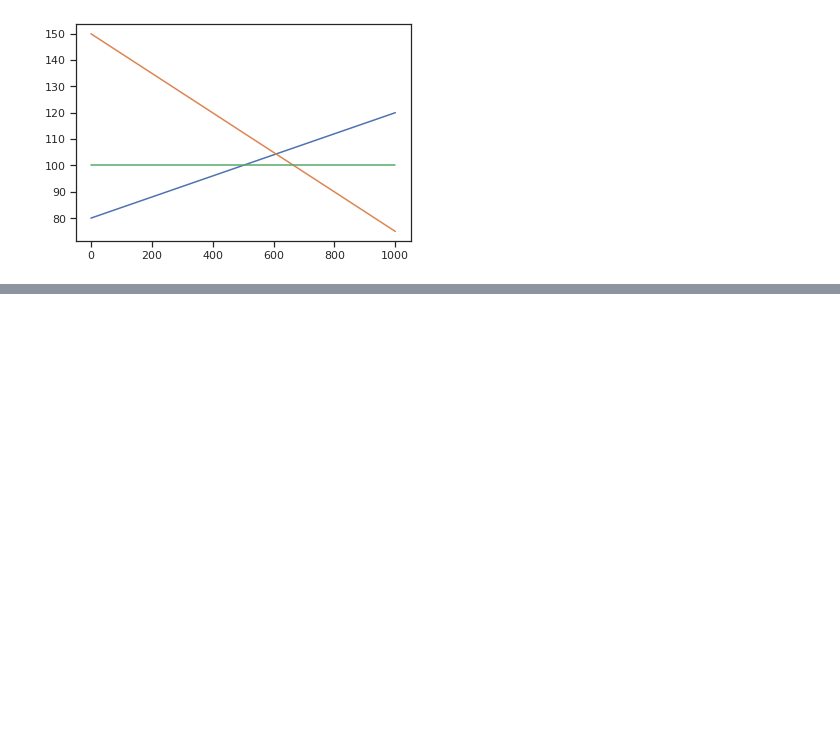
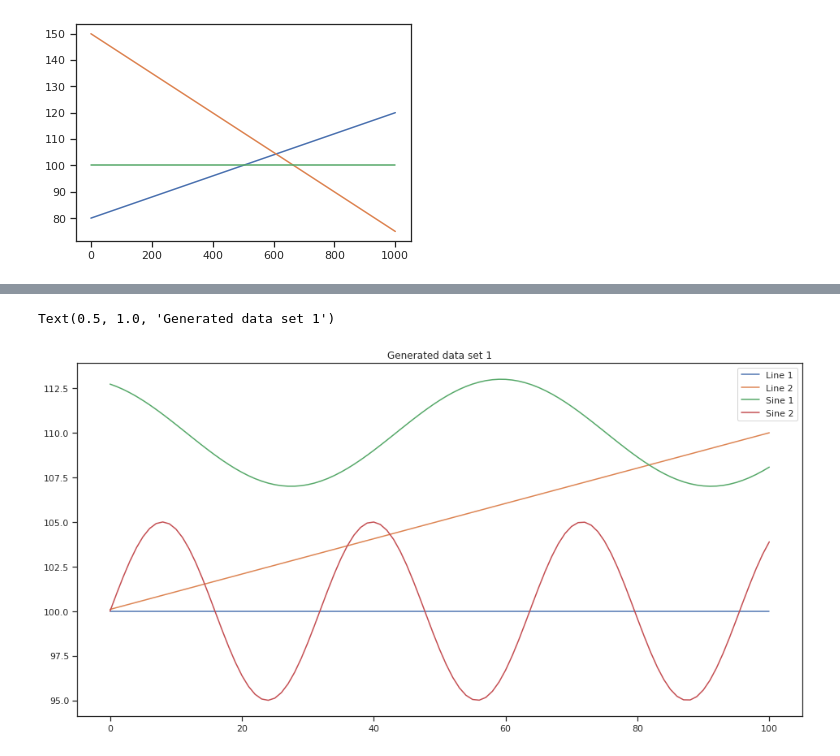
Before and after one commit to chayapan/thesis, a Jupyter notebook: 4.0 Time-series Prediction/DataGeneratorFunction.ipynb, the cells around one changed output, grey strips where cells are left out. Cells and saved outputs as stored; diff of their text form; code cells hidden in the pictures; blank space fills up the shorter version.

```diff
--- a/4.0 Time-series Prediction/DataGeneratorFunction.ipynb
+++ b/4.0 Time-series Prediction/DataGeneratorFunction.ipynb
@@ -515,0 +553,21 @@ plt.plot(ret3)
+# %%
+# Data Set 1
+
+t = np.linspace(0, 50*np.pi, 101) # discrete time axis of 100 increments
+
+sin1 = dgf_sine(t, A=3, f=1/100., Z=110.0, phi=2)
+sin2 = dgf_sine(t, A=5, f=1/50., Z=100.0)
+ret1 = dgf_hpr_path(t, 100, 0.0)
+ret2 = dgf_hpr_path(t, 100, 0.1)
+
+plt.figure(figsize=(16,8))
+plt.plot(ret1, label='Line 1')
+plt.plot(ret2, label='Line 2')
+plt.plot(sin1, label='Sine 1')
+plt.plot(sin2, label='Sine 2')
+
+plt.legend()
+plt.title('Generated data set 1')
+# %% [output]
+Text(0.5, 1.0, 'Generated data set 1')
+[figure, added]
```
Also changed, not shown: parts of 17 cells of this notebook, 2 other files.
